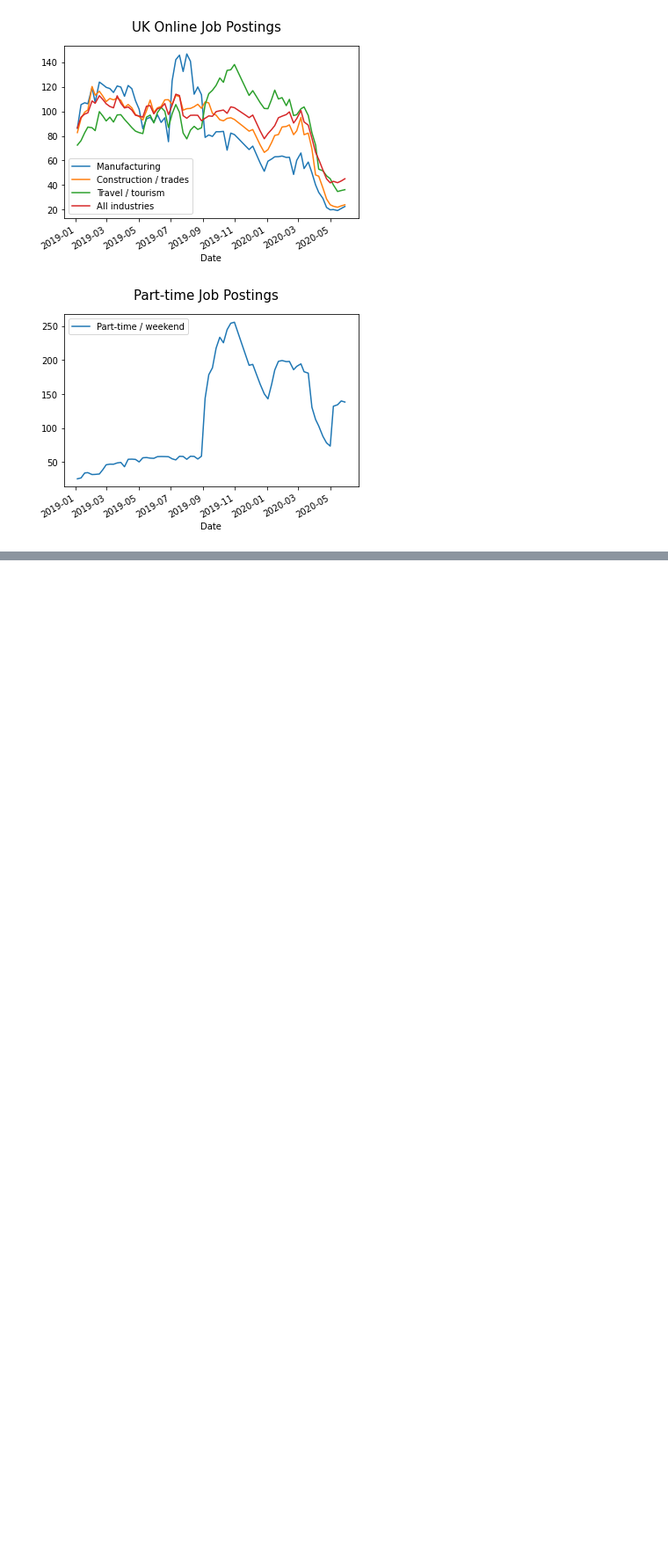
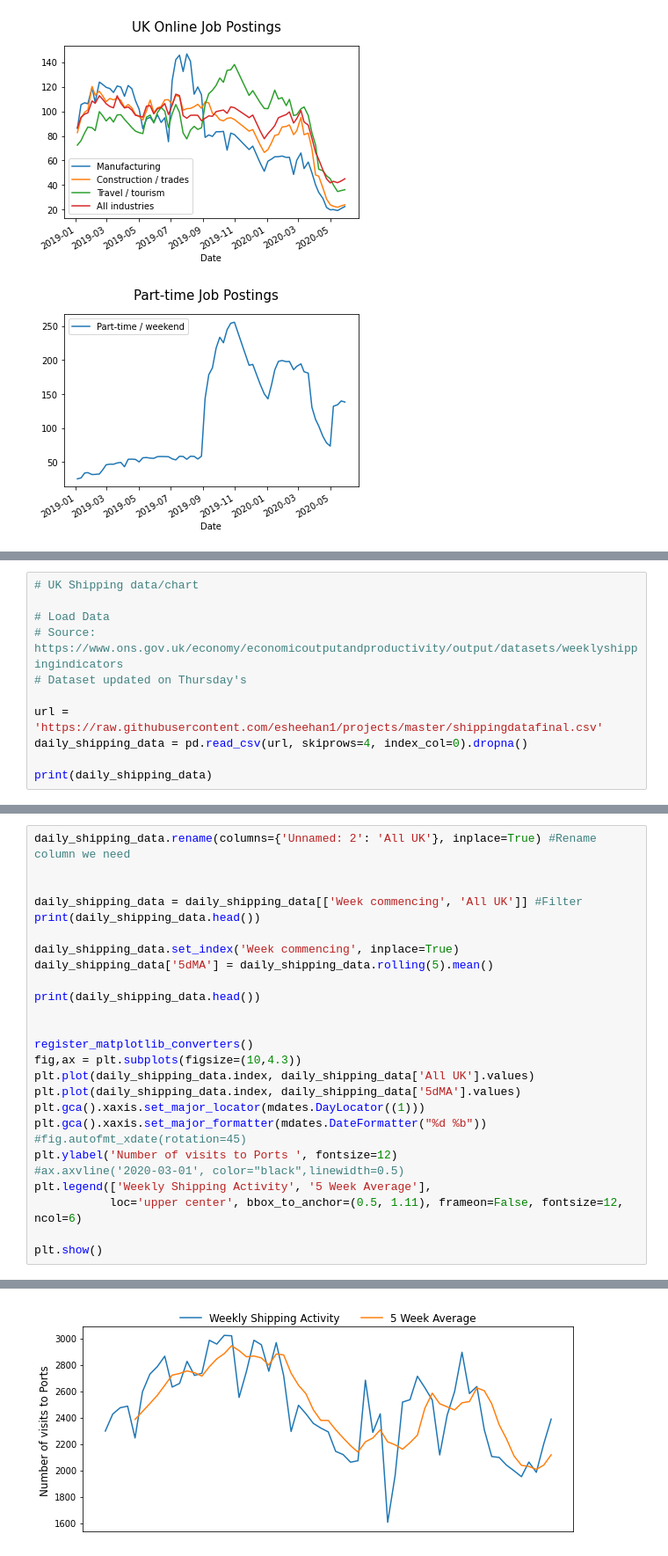
Before and after one commit to esheehan1/projects, a Jupyter notebook: UK_Nowcast.ipynb, the cells around one changed output, grey strips where cells are left out. Shown: that part at 88% size. Cells and saved outputs as stored; diff of their text form; blank space fills up the shorter version.

```diff
--- a/UK_Nowcast.ipynb
+++ b/UK_Nowcast.ipynb
@@ -92,0 +97,11 @@ Date                       ...
+# %%
+# UK Shipping data/chart
+
+# Load Data
+# Source: https://www.ons.gov.uk/economy/economicoutputandproductivity/output/datasets/weeklyshippingindicators
+# Dataset updated on Thursday's
+
+url = 'https://raw.githubusercontent.com/esheehan1/projects/master/shippingdatafinal.csv'
+daily_shipping_data = pd.read_csv(url, skiprows=4, index_col=0).dropna()
+
+print(daily_shipping_data)
@@ -92,0 +124,27 @@ Date                       ...
+# %%
+daily_shipping_data.rename(columns={'Unnamed: 2': 'All UK'}, inplace=True) #Rename column we need
+
+
+daily_shipping_data = daily_shipping_data[['Week commencing', 'All UK']] #Filter
+print(daily_shipping_data.head())
+
+daily_shipping_data.set_index('Week commencing', inplace=True)
+daily_shipping_data['5dMA'] = daily_shipping_data.rolling(5).mean()
+
+print(daily_shipping_data.head())
+
+
+register_matplotlib_converters()
+fig,ax = plt.subplots(figsize=(10,4.3))
+plt.plot(daily_shipping_data.index, daily_shipping_data['All UK'].values)
+plt.plot(daily_shipping_data.index, daily_shipping_data['5dMA'].values)
+plt.gca().xaxis.set_major_locator(mdates.DayLocator((1)))
+plt.gca().xaxis.set_major_formatter(mdates.DateFormatter("%d %b"))
+#fig.autofmt_xdate(rotation=45)
+plt.ylabel('Number of visits to Ports ', fontsize=12)
+#ax.axvline('2020-03-01', color="black",linewidth=0.5)
+plt.legend(['Weekly Shipping Activity', '5 Week Average'],
+           loc='upper center', bbox_to_anchor=(0.5, 1.11), frameon=False, fontsize=12, ncol=6)
+
+plt.show()
+# %% [output]
@@ -92,0 +165 @@ Date                       ...
+[figure, added]
```
Also changed, not shown: parts of 4 cells of this notebook.
